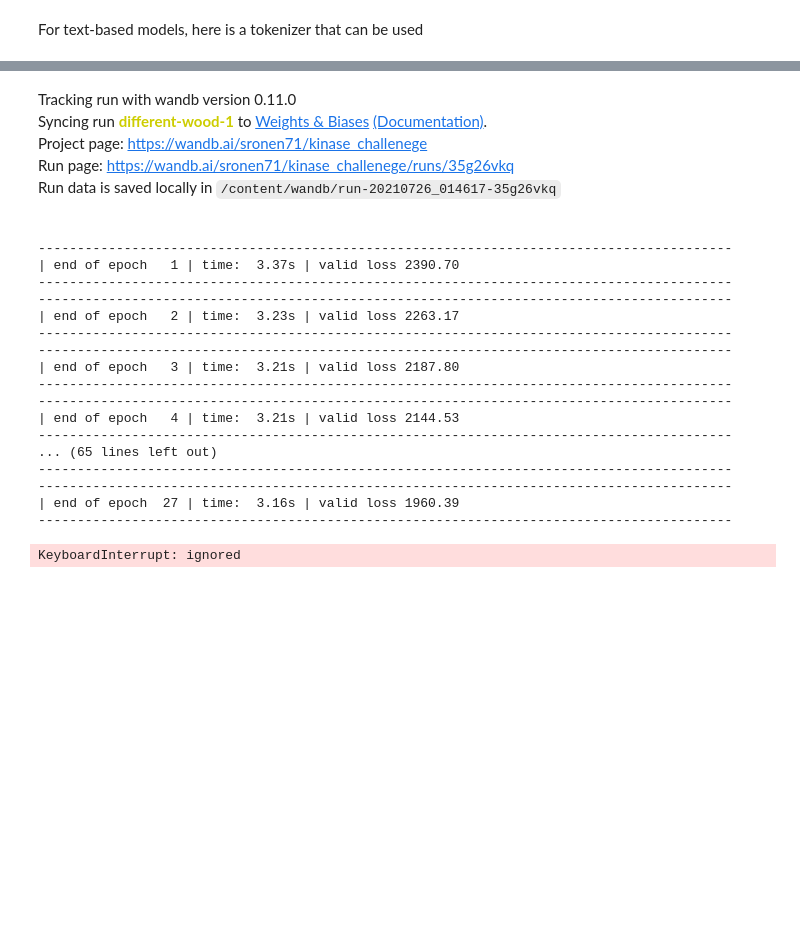
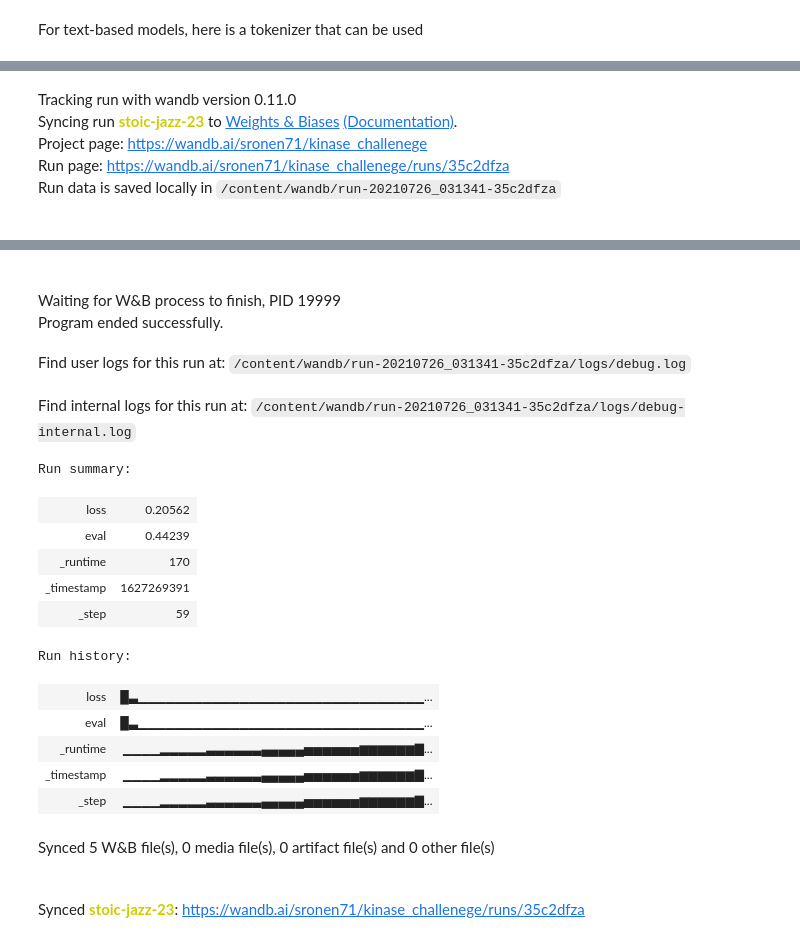
Before and after one commit to sronen71/ml-challenge, a Jupyter notebook: kinase_challenge_data.ipynb, the cells around one changed output, grey strips where cells are left out. Saved outputs shown, nothing was run; the diff lists cells and outputs as text; code cells hidden in the pictures; blank space fills up the shorter version.

```diff
--- a/kinase_challenge_data.ipynb
+++ b/kinase_challenge_data.ipynb
@@ -227,7 +224,7 @@ def data_process(df):
   return dataset
 # %%
 import torch
-bptt=16
+bptt=256
 train_dataset = data_process(dfp_train)
 train_dataloader = torch.utils.data.DataLoader(train_dataset, batch_size=bptt, shuffle=True,num_workers=2)
 test_dataset = data_process(dfp_test)
@@ -256,7 +249,7 @@ def proxy_loss(input, target):
     # Missing data are nan's
     mask2 = torch.isnan(target2)
     out = (input2[~mask2]-target2[~mask2])**2
-    loss += 0.1*out.sum()
+    loss += 0.5*out.sum()
     return loss
 
 def target_loss(input, target):
@@ -270,12 +263,11 @@ def target_loss(input, target):
 # %%
 import time
 
-#criterion = nn.MSELoss()
 proxy_criterion = proxy_loss
 target_criterion = target_loss
 
 lr = 0.001
-#optimizer = torch.optim.SGD(model.parameters(), lr=lr)
+
 optimizer = torch.optim.AdamW(model.parameters(),lr=lr)
 
 
@@ -289,7 +281,7 @@ def train(dataloader):
     nbatches = len(dataloader)
     for local_batch, local_labels in dataloader:
         ibatch+=1
-        # Transfer to GPU
+        # Transfer to GPU (if available)
         data, targets = local_batch.to(device), local_labels.to(device)
         optimizer.zero_grad()
 
@@ -302,7 +294,7 @@ def train(dataloader):
         total_loss += loss.item()
         total_count += torch.sum(~torch.isnan(targets)).item()
         cur_loss = total_loss / total_count
-        log_interval = 100
+        log_interval = nbatches//2
 
         if ibatch % log_interval == 0 and ibatch > 0 or ibatch == nbatches-1:
             elapsed = time.time() - start_time
@@ -310,7 +302,7 @@ def train(dataloader):
                     epoch, ibatch, nbatches, scheduler.get_last_lr()[0],
                     elapsed * 1000 / log_interval, cur_loss))
             start_time = time.time()
-      return cur_loss
+    return cur_loss
 
 def evaluate(dataloader):
     model.eval() # Turn on the evaluation mode
@@ -327,12 +319,13 @@ def evaluate(dataloader):
 best_val_loss = float("inf")
 epochs = 60 # The number of epochs
 best_model = None
-scheduler = torch.optim.lr_scheduler.ExponentialLR(optimizer, gamma=0.95)
+scheduler = torch.optim.lr_scheduler.ExponentialLR(optimizer, gamma=0.98)
 wandb.init(
       project="kinase_challenege",
       # Track hyperparameters and run metadata
       config={
       "learning_rate": lr,
+      "dropout": dropout,
       "architecture": "Transformer",
       "dataset": "JAK Kinase",})
 for epoch in range(1, epochs + 1):
@@ -351,3 +344,8 @@ for epoch in range(1, epochs + 1):
     scheduler.step()
 wandb.finish()
 # %% [output]
+Tracking run with wandb version 0.11.0
+Syncing run stoic-jazz-23 to Weights & Biases (Documentation).
+Project page: https://wandb.ai/sronen71/kinase_challenege
+Run page: https://wandb.ai/sronen71/kinase_challenege/runs/35c2dfza
+Run data is saved locally in /content/wandb/run-20210726_031341-35c2dfza
@@ -355,23 +369,18 @@ wandb: Currently logged in as: sronen71 (use `wandb login --relogin` to force re
-Tracking run with wandb version 0.11.0
-Syncing run different-wood-1 to Weights & Biases (Documentation).
-Project page: https://wandb.ai/sronen71/kinase_challenege
-Run page: https://wandb.ai/sronen71/kinase_challenege/runs/35g26vkq
-Run data is saved locally in /content/wandb/run-20210726_014617-35g26vkq
+Waiting for W&B process to finish, PID 19999
+Program ended successfully.
+Find user logs for this run at: /content/wandb/run-20210726_031341-35c2dfza/logs/debug.log
+Find internal logs for this run at: /content/wandb/run-20210726_031341-35c2dfza/logs/debug-internal.log
------------------------------------------------------------------------------------------
-| end of epoch   1 | time:  3.37s | valid loss 2390.70
------------------------------------------------------------------------------------------
------------------------------------------------------------------------------------------
-| end of epoch   2 | time:  3.23s | valid loss 2263.17
------------------------------------------------------------------------------------------
------------------------------------------------------------------------------------------
-| end of epoch   3 | time:  3.21s | valid loss 2187.80
------------------------------------------------------------------------------------------
------------------------------------------------------------------------------------------
-| end of epoch   4 | time:  3.21s | valid loss 2144.53
------------------------------------------------------------------------------------------
-... (65 lines left out)
------------------------------------------------------------------------------------------
------------------------------------------------------------------------------------------
-| end of epoch  27 | time:  3.16s | valid loss 1960.39
------------------------------------------------------------------------------------------
+Run summary:
+| loss | 0.20562 |
+| eval | 0.44239 |
+| _runtime | 170 |
+| _timestamp | 1627269391 |
+| _step | 59 |
-KeyboardInterrupt: ignored
+Run history:
+| loss | █▃▁▁▁▁▁▁▁▁▁▁▁▁▁▁▁▁▁▁▁▁▁▁▁▁▁▁▁▁▁▁▁... |
+| eval | █▃▁▁▁▁▁▁▁▁▁▁▁▁▁▁▁▁▁▁▁▁▁▁▁▁▁▁▁▁▁▁▁... |
+| _runtime | ▁▁▁▁▂▂▂▂▂▃▃▃▃▃▃▄▄▄▄▄▅▅▅▅▅▅▆▆▆▆▆▆▇... |
+| _timestamp | ▁▁▁▁▂▂▂▂▂▃▃▃▃▃▃▄▄▄▄▄▅▅▅▅▅▅▆▆▆▆▆▆▇... |
+| _step | ▁▁▁▁▂▂▂▂▂▃▃▃▃▃▃▄▄▄▄▄▅▅▅▅▅▅▆▆▆▆▆▆▇... |
+Synced 5 W&B file(s), 0 media file(s), 0 artifact file(s) and 0 other file(s)
+Synced stoic-jazz-23: https://wandb.ai/sronen71/kinase_challenege/runs/35c2dfza
```
Also changed, not shown: parts of 5 cells of this notebook.
